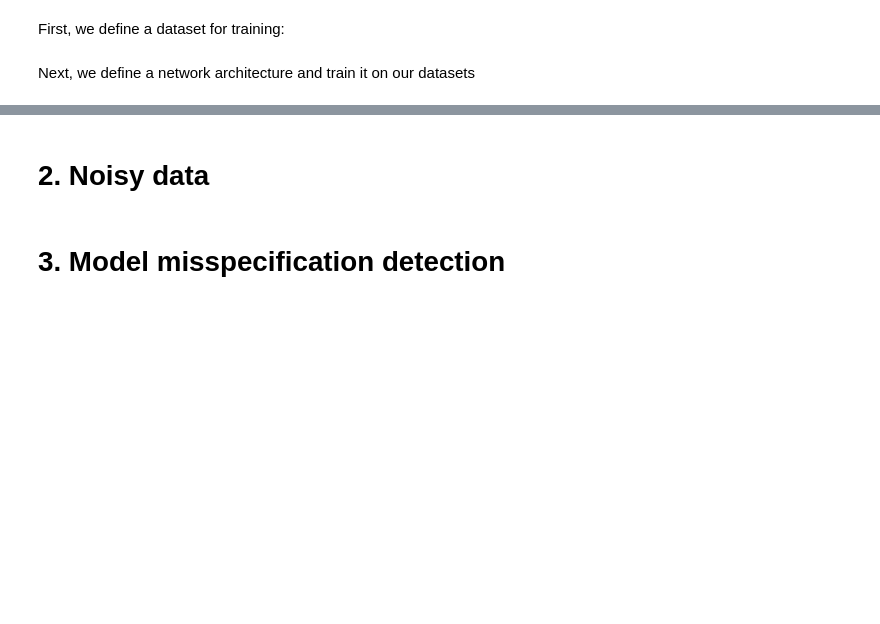
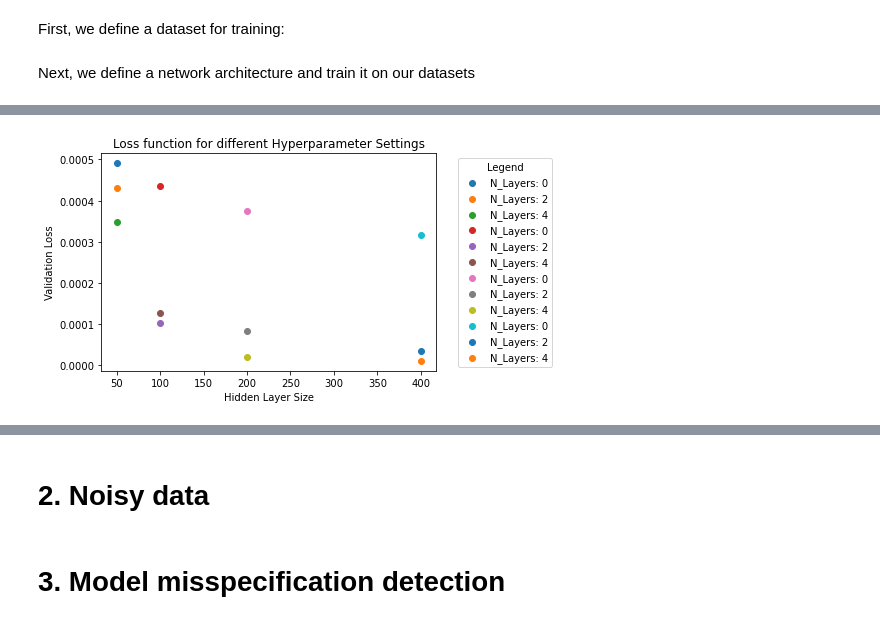
Before and after one commit to lukevoss/GNN, a Jupyter notebook: Assignment_4/epidemiology.ipynb, the cells around one changed output, grey strips where cells are left out. Saved outputs shown, nothing was run; the diff lists cells and outputs as text; code cells hidden in the pictures; blank space fills up the shorter version.

```diff
--- a/Assignment_4/epidemiology.ipynb
+++ b/Assignment_4/epidemiology.ipynb
@@ -228,0 +309,24 @@ train_network(net, train_loader,validation_loader, optimizer, criterion, 10)
+# %%
+N_LAYERS = [0, 2, 4]
+HIDDEN_SIZES = [50, 100, 200, 400]
+
+for hidden_size in HIDDEN_SIZES:
+    for n_layer in N_LAYERS:
+        net = SIRNet(input_size=100*2, hidden_size=hidden_size, n_hidden_layers=n_layer)
+        optimizer = optim.Adam(net.parameters(), lr=0.001)
+
+        _,_ = train_network(net, train_loader,validation_loader, optimizer, criterion, 20)
+        test_loss = evaluate_network(net, test_loader, criterion)
+
+        plt.scatter(hidden_size, test_loss, label=f'N_Layers: {n_layer}')
+
+
+plt.xlabel('Hidden Layer Size')
+plt.ylabel('Validation Loss')
+plt.title('Loss vs Hidden Size')
+# Move the legend outside the plot using bbox_to_anchor
+plt.legend(bbox_to_anchor=(1.05, 1), loc='upper left', title='Legend')
+
+plt.title('Loss on Test Dataset for different Hyperparameter Settings')
+plt.show()
+# %% [output]
@@ -228,0 +350 @@ train_network(net, train_loader,validation_loader, optimizer, criterion, 10)
+[figure, added]
```
Also changed, not shown: parts of 17 cells of this notebook.
